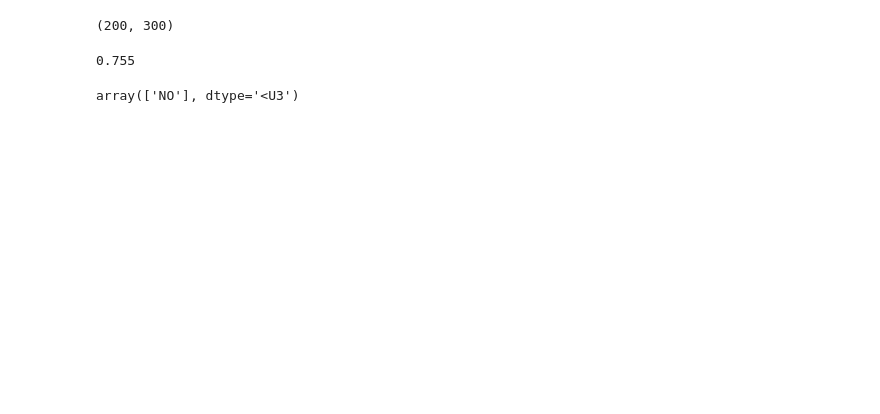
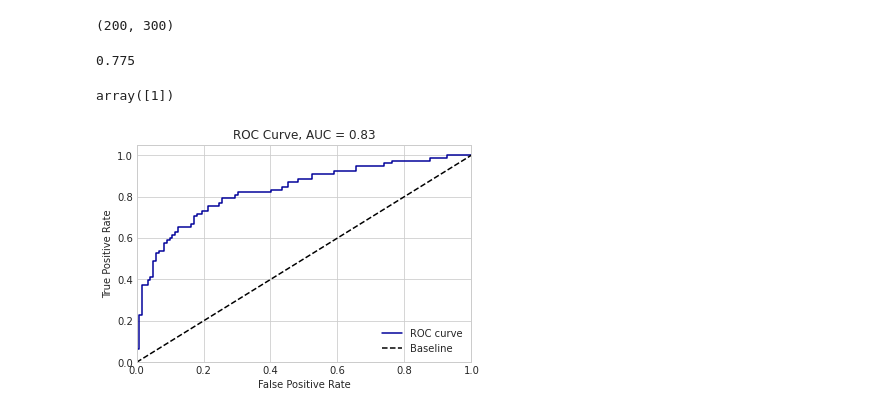
Before and after one commit to xuxoramos/discriminamometro, a Jupyter notebook: discriminamometro/scripts/04_modelado_discriminacion_binaria.ipynb, the cells around one changed output. Cells and saved outputs as stored; diff of their text form; code cells hidden in the pictures; blank space fills up the shorter version.

Commit message:
modelos de clasificacion binaria

```diff
--- a/discriminamometro/scripts/04_modelado_discriminacion_binaria.ipynb
+++ b/discriminamometro/scripts/04_modelado_discriminacion_binaria.ipynb
@@ -69,5 +231,5 @@ SGDClassifier(alpha=0.001, average=False, class_weight=None,
 # %%
-npEmbeddings = np.empty([0, 300])
+npEmbeddings2 = np.empty([0, 300])
 for texto in test['full_text']:
 
     #print(frase)
@@ -80,25 +242,25 @@ for texto in test['full_text']:
     #print(doc.vector.shape)
 
     if doc.vector.shape[0]==300:
-        npEmbeddings = np.append(npEmbeddings, [doc.vector], axis = 0)
+        npEmbeddings2 = np.append(npEmbeddings2, [doc.vector], axis = 0)
     else:
         npAux = np.empty([1, 300])
         doc = nlp('prueba')
         #npEmbeddings = np.append(npEmbeddings, npAux, axis = 0)
-        npEmbeddings = np.append(npEmbeddings, [doc.vector], axis = 0)
+        npEmbeddings2 = np.append(npEmbeddings2, [doc.vector], axis = 0)
         predicted_svm = clf.predict([doc.vector])
 
-npEmbeddings.shape
+npEmbeddings2.shape
 # %% [output]
 (200, 300)
 # %%
-predicted_svm = clf.predict(npEmbeddings)
+predicted_svm = best_model.predict(npEmbeddings2)
 np.mean(predicted_svm == test.disc)
 # %% [output]
-0.755
+0.775
 # %%
-npAux = nlp('cojo rico').vector
-predicted_svm = clf.predict([npAux])
+npAux = nlp('malditos amlovers culeros').vector
+predicted_svm = best_model.predict([npAux])
 predicted_svm
 # %% [output]
-array(['NO'], dtype='<U3')
+array([1])
@@ -104,0 +275,30 @@ array(['NO'], dtype='<U3')
+# %%
+y_probas = best_model.predict_proba(npEmbeddings2)
+y_true = test.disc
+y_prob = pd.DataFrame(y_probas)
+y_prob.columns = ["cero","uno"]
+y_prob = y_prob["uno"]
+# %%
+from sklearn import metrics
+from matplotlib import pyplot as plt
+
+#Definimos la funcion que graficará la ROC
+def plot_ROC(test_labels, test_predictions):
+    fpr, tpr, thresholds = metrics.roc_curve(test_labels,
+                                             test_predictions, pos_label=1)
+    auc = "%.2f" % metrics.auc(fpr, tpr)
+    title = 'ROC Curve, AUC = '+str(auc)
+    with plt.style.context(('seaborn-whitegrid')):
+        fig, ax = plt.subplots()
+        ax.plot(fpr, tpr, "#000099", label='ROC curve')
+        ax.plot([0, 1], [0, 1], 'k--', label='Baseline')
+        plt.xlim([0.0, 1.0])
+        plt.ylim([0.0, 1.05])
+        plt.xlabel('False Positive Rate')
+        plt.ylabel('True Positive Rate')
+        plt.legend(loc='lower right')
+        plt.title(title)
+    return
+plot_ROC(y_true, y_prob)
+# %% [output]
+[figure, added]
```
Also changed, not shown: parts of 14 cells of this notebook, 1 other file.
